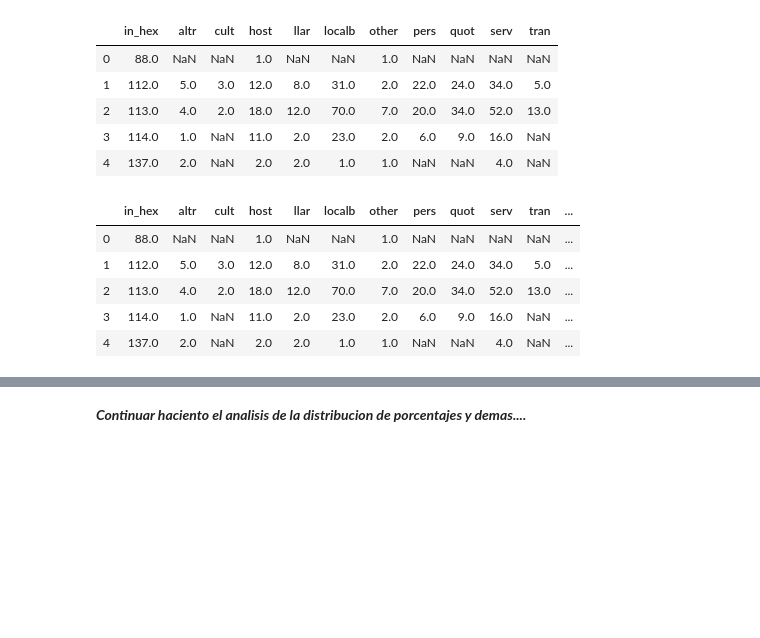
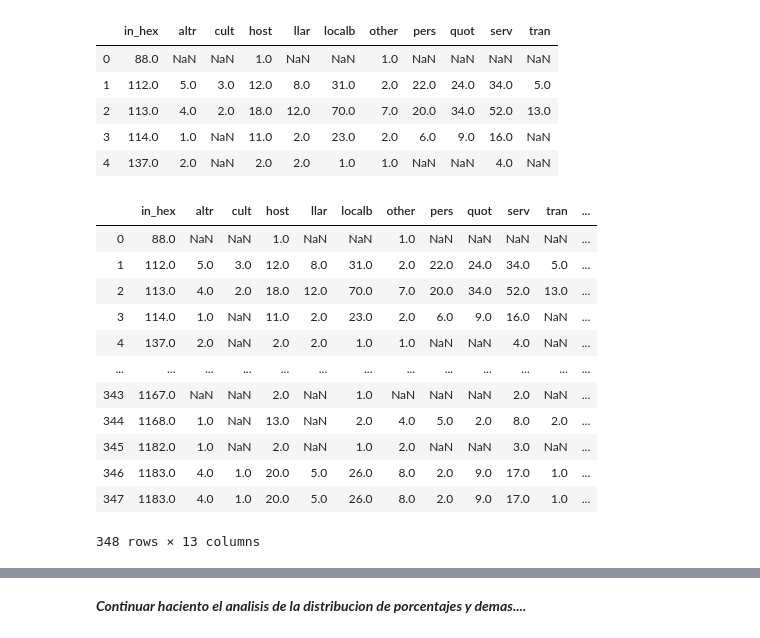
Before and after one commit to AlanItzep/Gmps_E, a Jupyter notebook: google_Maps_Eixos.ipynb, the cells around one changed output, grey strips where cells are left out. Cells and saved outputs as stored; diff of their text form; code cells hidden in the pictures; blank space fills up the shorter version.

```diff
--- a/google_Maps_Eixos.ipynb
+++ b/google_Maps_Eixos.ipynb
@@ -2088,7 +2137,7 @@ Index(['id', 'title', 'number', 'street', 'id_sec', 'id_subsec', 'cod_sec',
        'polygon', 'franchise', 'in_hex', 'in_poly'],
       dtype='object')
 # %%
-is_there = df.loc[:, 'in_poly'] == 1
-df_test = df.loc[is_there]
+df_test = df.loc[df.loc[:, 'in_poly'] != 0]
+df_test = df_test.loc[df_test.loc[:, 'in_hex'] != 0]
 df_test.shape
 # %% [output]
@@ -2104,4 +2147,5 @@ See the caveats in the documentation: http://pandas.pydata.org/pandas-docs/stabl
 # %%
-df_poly = df[['in_hex','polygon']]
+df_poly = df[['in_hex','polygon','polygon_id']]
 df_poly = df_poly.loc[df_poly.loc[:, 'polygon'] != 'out']
 df_poly = df_poly.loc[df_poly.loc[:, 'in_hex'] != 0]
+df_poly.shape
@@ -2107,0 +2158,2 @@ df_poly = df_poly.loc[df_poly.loc[:, 'in_hex'] != 0]
+# %%
+df_poly = df_poly.drop_duplicates()
@@ -2155,7 +2246,6 @@ pivost = pd.pivot_table(df_test, values='ones',
                     index=['in_hex'],
                     columns='cod_sec',
                     aggfunc='sum')
-pivost.drop([0],axis=0, inplace = True)
 # %%
 pivost.shape
 # %% [output]
@@ -2189,12 +2279,19 @@ flat_pivot.head()
 | 3 | 114.0 | 1.0 | NaN | 11.0 | 2.0 | 23.0 | 2.0 | 6.0 | 9.0 | 16.0 | NaN |
 | 4 | 137.0 | 2.0 | NaN | 2.0 | 2.0 | 1.0 | 1.0 | NaN | NaN | 4.0 | NaN |
 # %%
-pivost = pd.merge(flat_pivot, grouped_df, on = 'in_hex', how='outer')
-pivost.head()
+pivost = pd.merge(flat_pivot, df_poly, on = 'in_hex', how='outer')
+pivost
 # %% [output]
 |  | in_hex | altr | cult | host | llar | localb | other | pers | quot | serv | tran | ... |
 | 0 | 88.0 | NaN | NaN | 1.0 | NaN | NaN | 1.0 | NaN | NaN | NaN | NaN | ... |
 | 1 | 112.0 | 5.0 | 3.0 | 12.0 | 8.0 | 31.0 | 2.0 | 22.0 | 24.0 | 34.0 | 5.0 | ... |
 | 2 | 113.0 | 4.0 | 2.0 | 18.0 | 12.0 | 70.0 | 7.0 | 20.0 | 34.0 | 52.0 | 13.0 | ... |
 | 3 | 114.0 | 1.0 | NaN | 11.0 | 2.0 | 23.0 | 2.0 | 6.0 | 9.0 | 16.0 | NaN | ... |
 | 4 | 137.0 | 2.0 | NaN | 2.0 | 2.0 | 1.0 | 1.0 | NaN | NaN | 4.0 | NaN | ... |
+| ... | ... | ... | ... | ... | ... | ... | ... | ... | ... | ... | ... | ... |
+| 343 | 1167.0 | NaN | NaN | 2.0 | NaN | 1.0 | NaN | NaN | NaN | 2.0 | NaN | ... |
+| 344 | 1168.0 | 1.0 | NaN | 13.0 | NaN | 2.0 | 4.0 | 5.0 | 2.0 | 8.0 | 2.0 | ... |
+| 345 | 1182.0 | 1.0 | NaN | 2.0 | NaN | 1.0 | 2.0 | NaN | NaN | 3.0 | NaN | ... |
+| 346 | 1183.0 | 4.0 | 1.0 | 20.0 | 5.0 | 26.0 | 8.0 | 2.0 | 9.0 | 17.0 | 1.0 | ... |
+| 347 | 1183.0 | 4.0 | 1.0 | 20.0 | 5.0 | 26.0 | 8.0 | 2.0 | 9.0 | 17.0 | 1.0 | ... |
+348 rows × 13 columns
```
Also changed, not shown: parts of 99 cells of this notebook, 1 other file.
